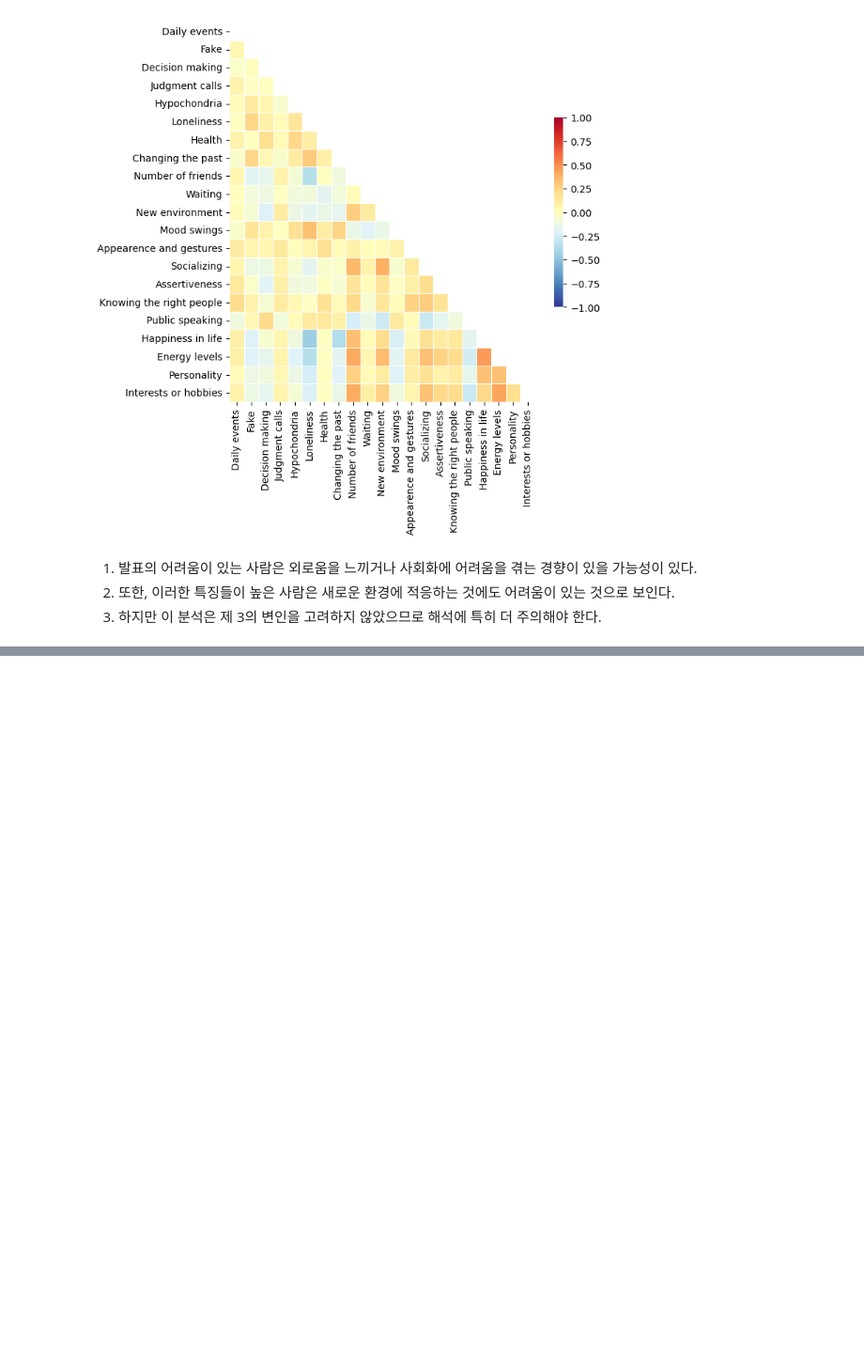
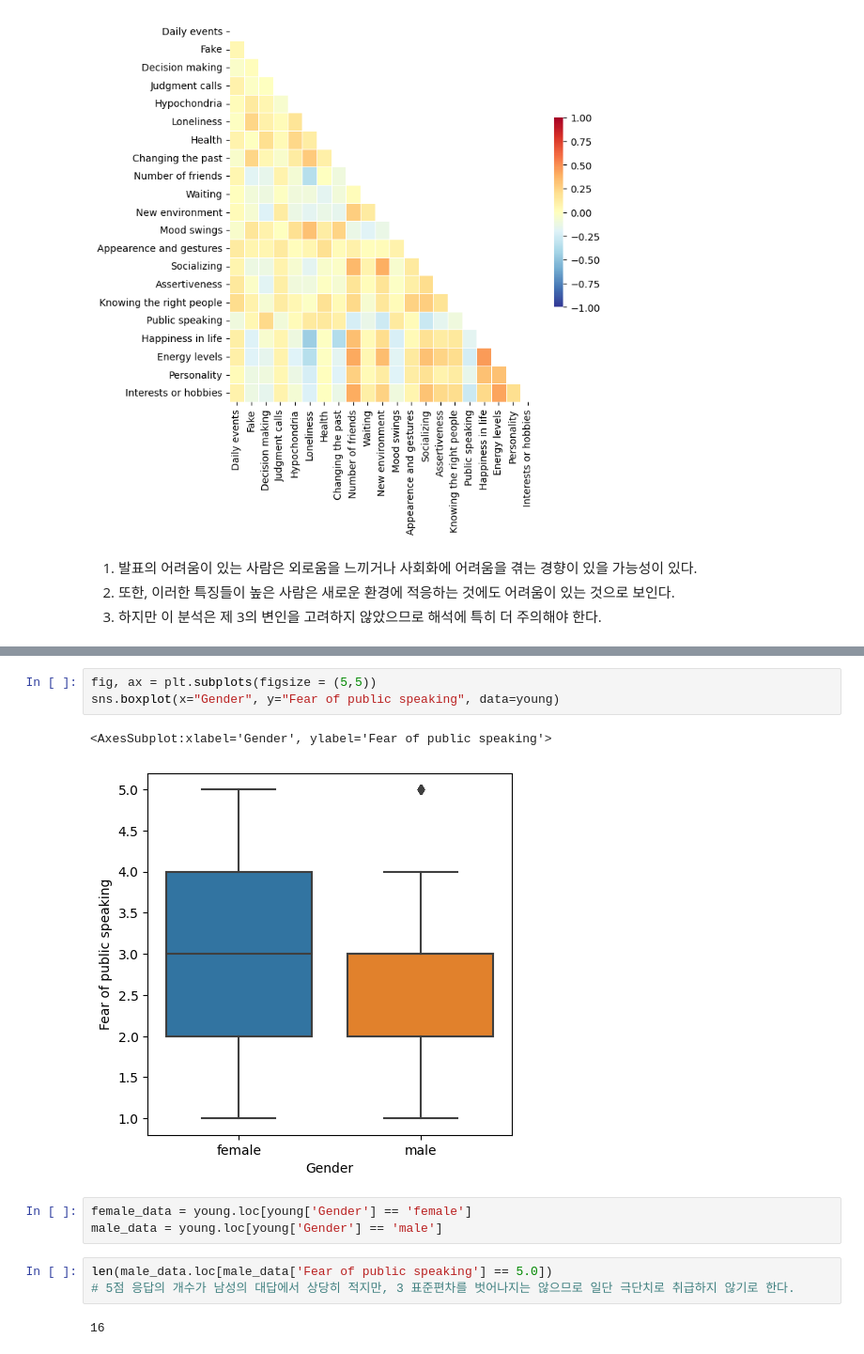
Before and after one commit to 12yoonj/data-analysis-practice, a Jupyter notebook: young_people_survey/young_people.ipynb, the cells around one changed output, grey strips where cells are left out. Shown at 94% size. Drawn from its saved outputs; the diff is of its cells as text; blank space fills up the shorter version.

```diff
--- a/young_people_survey/young_people.ipynb
+++ b/young_people_survey/young_people.ipynb
@@ -331,0 +352,14 @@ Deprecated in NumPy 1.20; for more details and guidance: https://numpy.org/devdo
+# %%
+fig, ax = plt.subplots(figsize = (5,5))
+sns.boxplot(x="Gender", y="Fear of public speaking", data=young)
+# %% [output]
+<AxesSubplot:xlabel='Gender', ylabel='Fear of public speaking'>
+[figure, added]
+# %%
+female_data = young.loc[young['Gender'] == 'female']
+male_data = young.loc[young['Gender'] == 'male']
+# %%
+len(male_data.loc[male_data['Fear of public speaking'] == 5.0])
+# 5점 응답의 개수가 남성의 대답에서 상당히 적지만, 3 표준편차를 벗어나지는 않으므로 일단 극단치로 취급하지 않기로 한다.
+# %% [output]
+16
```
Also changed, not shown: parts of 18 cells of this notebook.
